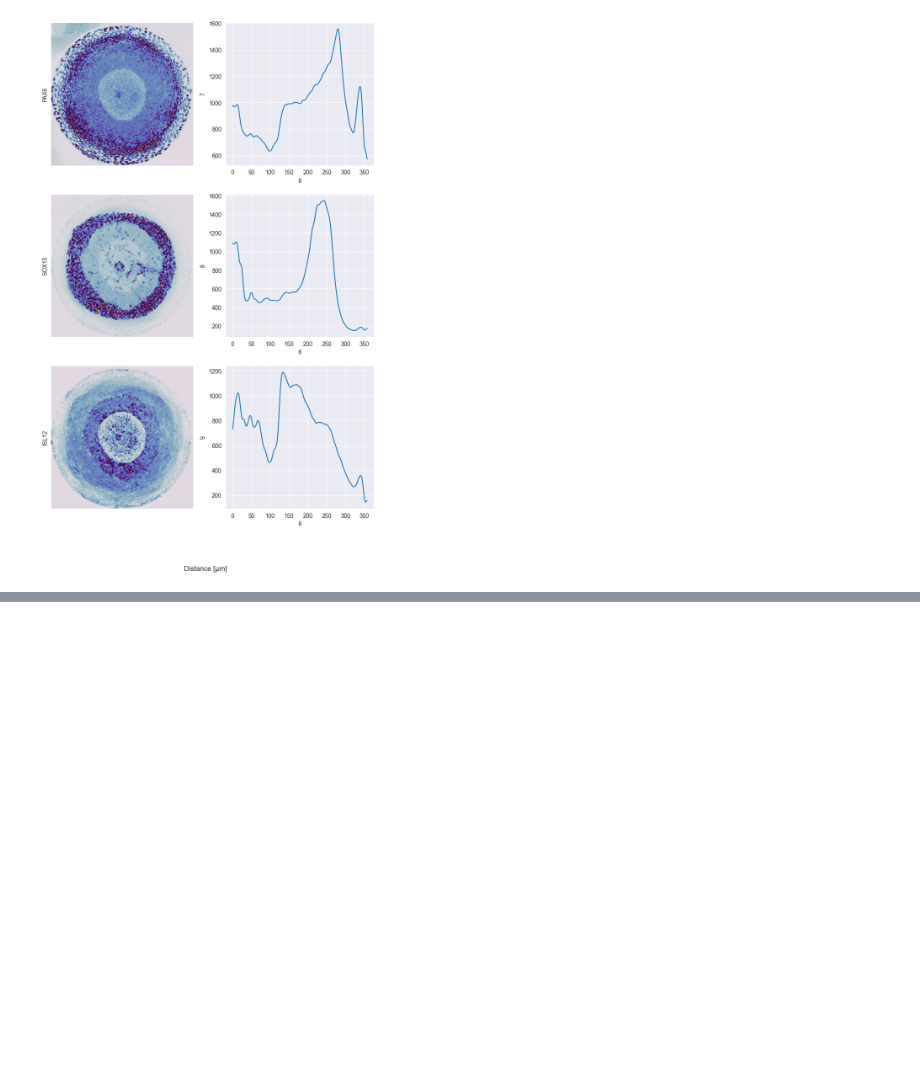
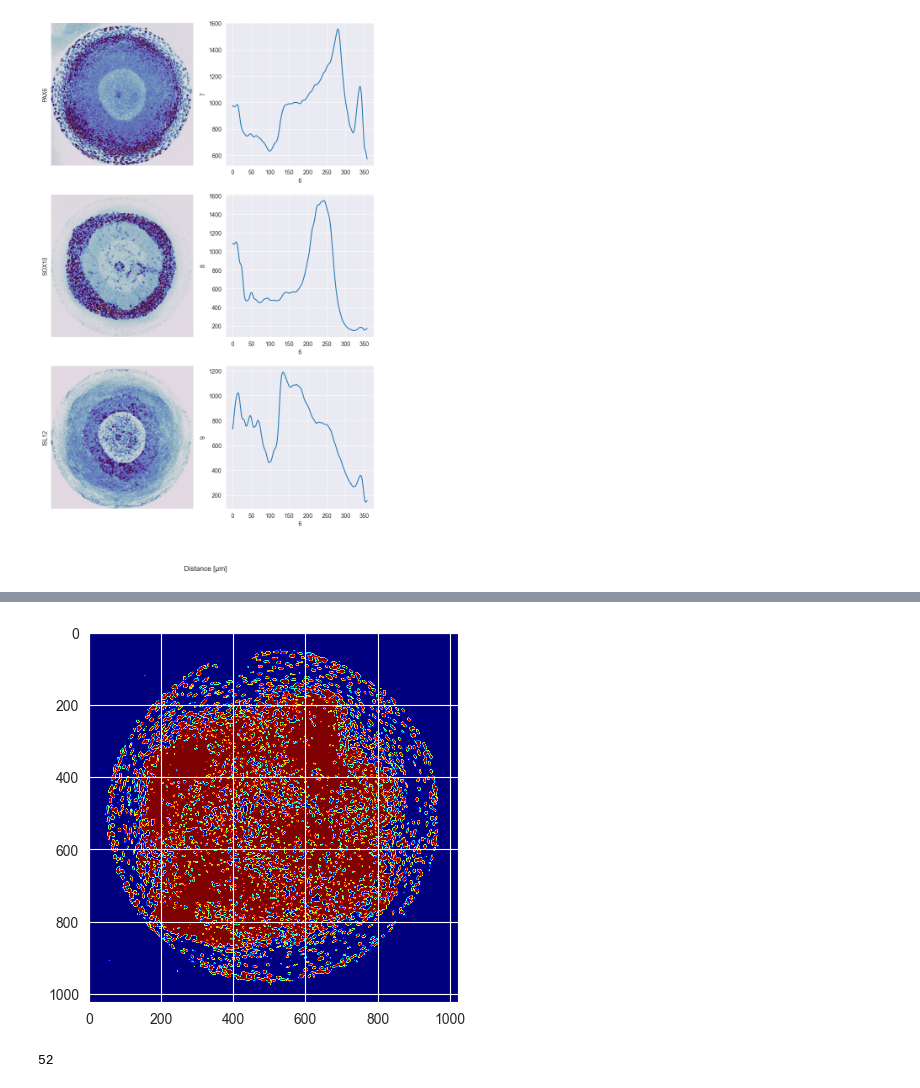
Before and after one commit to flotji-potji/micropattern_analysis, a Jupyter notebook: micropattern_fate_analysis.ipynb, the cells around one changed output, grey strips where cells are left out. Saved outputs shown, nothing was run; the diff lists cells and outputs as text; code cells hidden in the pictures; blank space fills up the shorter version.

```diff
--- a/img_analysis.ipynb
+++ b/micropattern_fate_analysis.ipynb
@@ -124,0 +136,19 @@ False
+# %%
+from skimage.filters import threshold_li
+
+dapi_img = maximise_img_channels(img)[3]
+
+dapi_image = dapi_img > threshold_li(dapi_img)
+
+plt.imshow(dapi_image, cmap="jet")
+plt.show()
+# %% [output]
+[figure, added]
+# %%
+import os
+
+path = r"C:\Users\flori\OneDrive - Universität Wien\Adameyko Lab\FS3_MP\fluorescence_images"
+
+print(len([f for f in gather_files(path) if "800um" in f and "ab test" or "neg_ctr" not in f]))
+# %% [output]
+52
```
Also changed, not shown: parts of 4 cells of this notebook, 2 other files.
